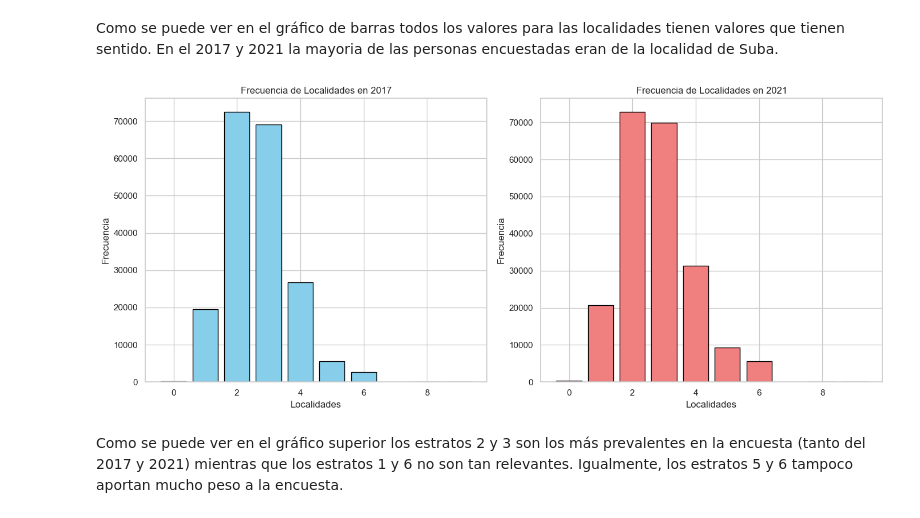
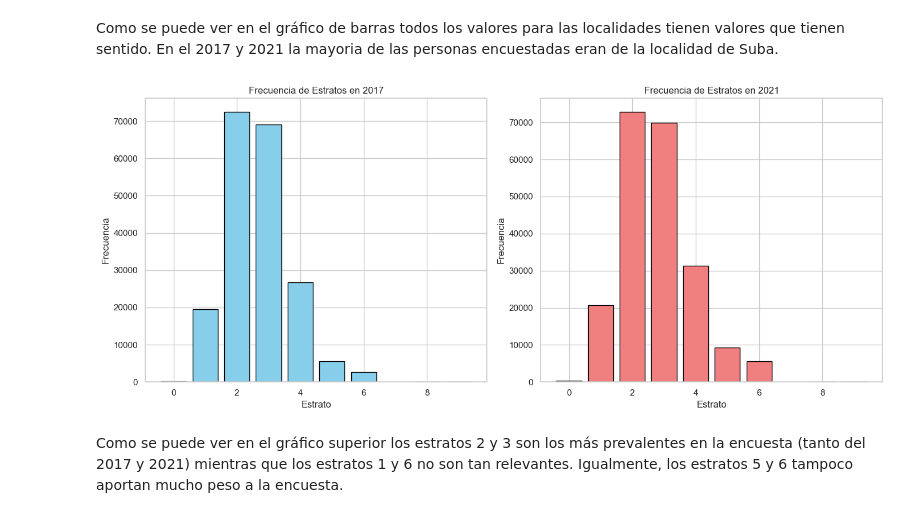
Before and after one commit to spaeres/PROYECTO-2-BI, a Jupyter notebook: proyecto-2-BI.ipynb, the cells around one changed output. Saved outputs shown, nothing was run; the diff lists cells and outputs as text; code cells hidden in the pictures.

```diff
--- a/proyecto-2-BI.ipynb
+++ b/proyecto-2-BI.ipynb
@@ -525,32 +525,32 @@ Como se puede ver en el gráfico de barras todos los valores para las localidade
 # %%
 # Obtener las variables únicas para el eje x y ordenarlas
 variables_2017 = df_preguntas_interes_2017['NVCBP11AA'].value_counts().index
 variables_2021 = df_preguntas_interes_2021['NVCBP11AA'].value_counts().index
 
 # Crear una figura con dos subgráficos en una fila y dos columnas
 fig, axs = plt.subplots(1, 2, figsize=(14, 6))
 
 # Primer subgráfico
 axs[0].bar(variables_2017, df_preguntas_interes_2017['NVCBP11AA'].value_counts()[variables_2017], color='skyblue', edgecolor='black')
-axs[0].set_title('Frecuencia de Localidades en 2017')
-axs[0].set_xlabel('Localidades')
+axs[0].set_title('Frecuencia de Estratos en 2017')
+axs[0].set_xlabel('Estrato')
 axs[0].set_ylabel('Frecuencia')
 axs[0].tick_params(axis='x', rotation=0)
 
 # Segundo subgráfico
 axs[1].bar(variables_2021, df_preguntas_interes_2021['NVCBP11AA'].value_counts()[variables_2021], color='lightcoral', edgecolor='black')
-axs[1].set_title('Frecuencia de Localidades en 2021')
-axs[1].set_xlabel('Localidades')
+axs[1].set_title('Frecuencia de Estratos en 2021')
+axs[1].set_xlabel('Estrato')
 axs[1].set_ylabel('Frecuencia')
 axs[1].tick_params(axis='x', rotation=0)
 
 # Ajustar el diseño para evitar solapamiento de etiquetas
 plt.tight_layout()
 
 # Mostrar la figura con los dos subgráficos
 plt.show()
 # %% [output]
-[figure, old version]
+[figure, new version]
 # %% [markdown]
 Como se puede ver en el gráfico superior los estratos 2 y 3 son los más prevalentes en la encuesta (tanto del 2017 y 2021) mientras que los estratos 1 y 6 no son tan relevantes. Igualmente, los estratos 5 y 6 tampoco aportan mucho peso a la encuesta.
 # %% [markdown]
```
